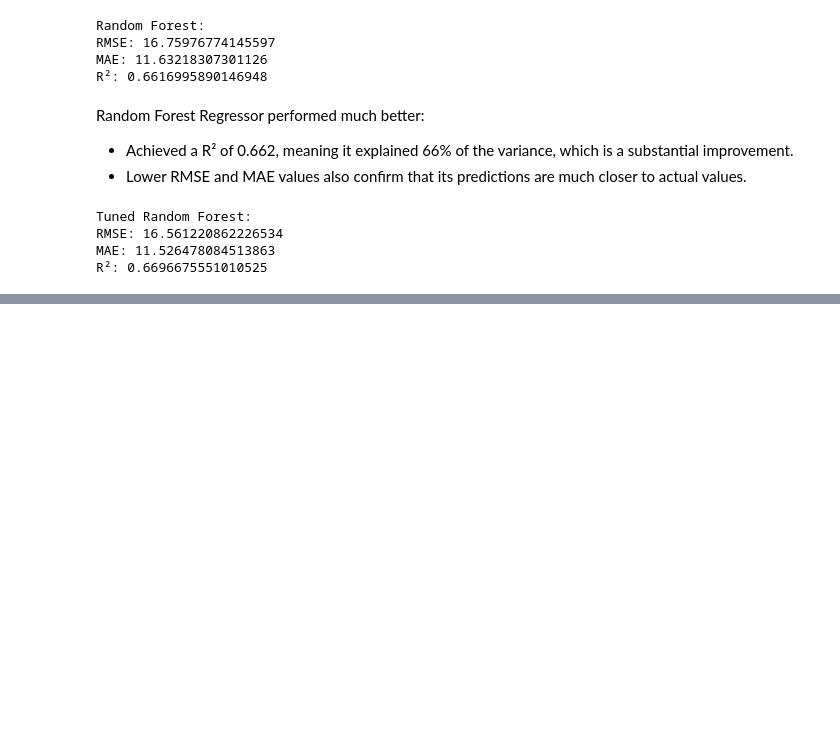
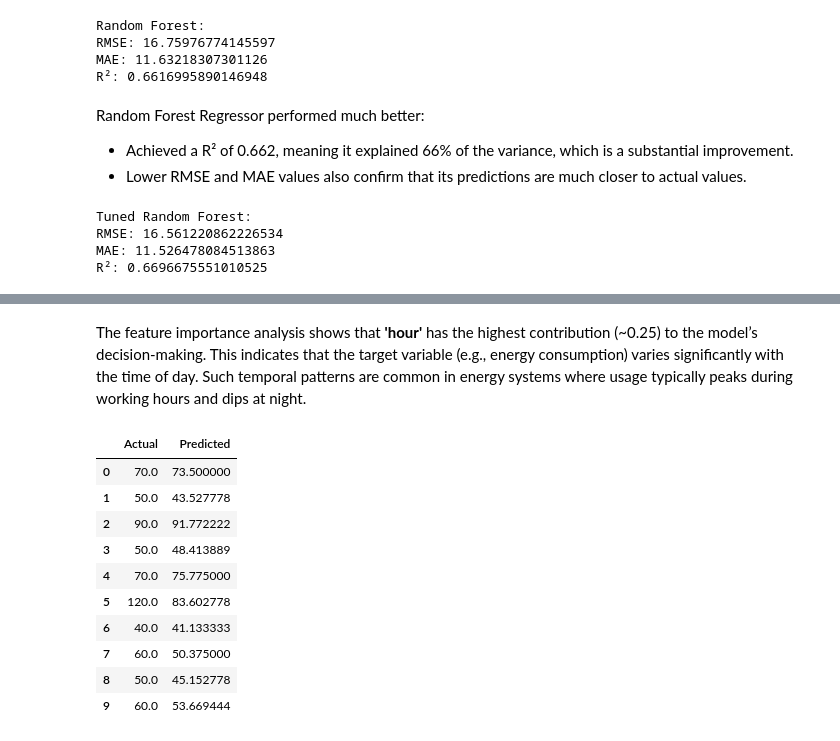
Before and after one commit to Nishita76/DS-Intern-Assignment-Nishita, a Jupyter notebook: notebook.ipynb, the cells around one changed output, grey strips where cells are left out. Saved outputs shown, nothing was run; the diff lists cells and outputs as text; code cells hidden in the pictures; blank space fills up the shorter version.

```diff
--- a/notebook.ipynb
+++ b/notebook.ipynb
@@ -409,0 +443,22 @@ print("R²:", r2_score(y_test, y_pred_best_rf))
+# %% [markdown]
+The feature importance analysis shows that **'hour'** has the highest contribution (~0.25) to the model’s decision-making. This indicates that the target variable (e.g., energy consumption) varies significantly with the time of day. Such temporal patterns are common in energy systems where usage typically peaks during working hours and dips at night.
+# %%
+# Compare actual vs predicted
+comparison_df = pd.DataFrame({
+    'Actual': y_test.values,
+    'Predicted': y_pred_best_rf
+})
+
+comparison_df.head(10)
+# %% [output]
+|  | Actual | Predicted |
+| 0 | 70.0 | 73.500000 |
+| 1 | 50.0 | 43.527778 |
+| 2 | 90.0 | 91.772222 |
+| 3 | 50.0 | 48.413889 |
+| 4 | 70.0 | 75.775000 |
+| 5 | 120.0 | 83.602778 |
+| 6 | 40.0 | 41.133333 |
+| 7 | 60.0 | 50.375000 |
+| 8 | 50.0 | 45.152778 |
+| 9 | 60.0 | 53.669444 |
```
Also changed, not shown: parts of 12 cells of this notebook.
